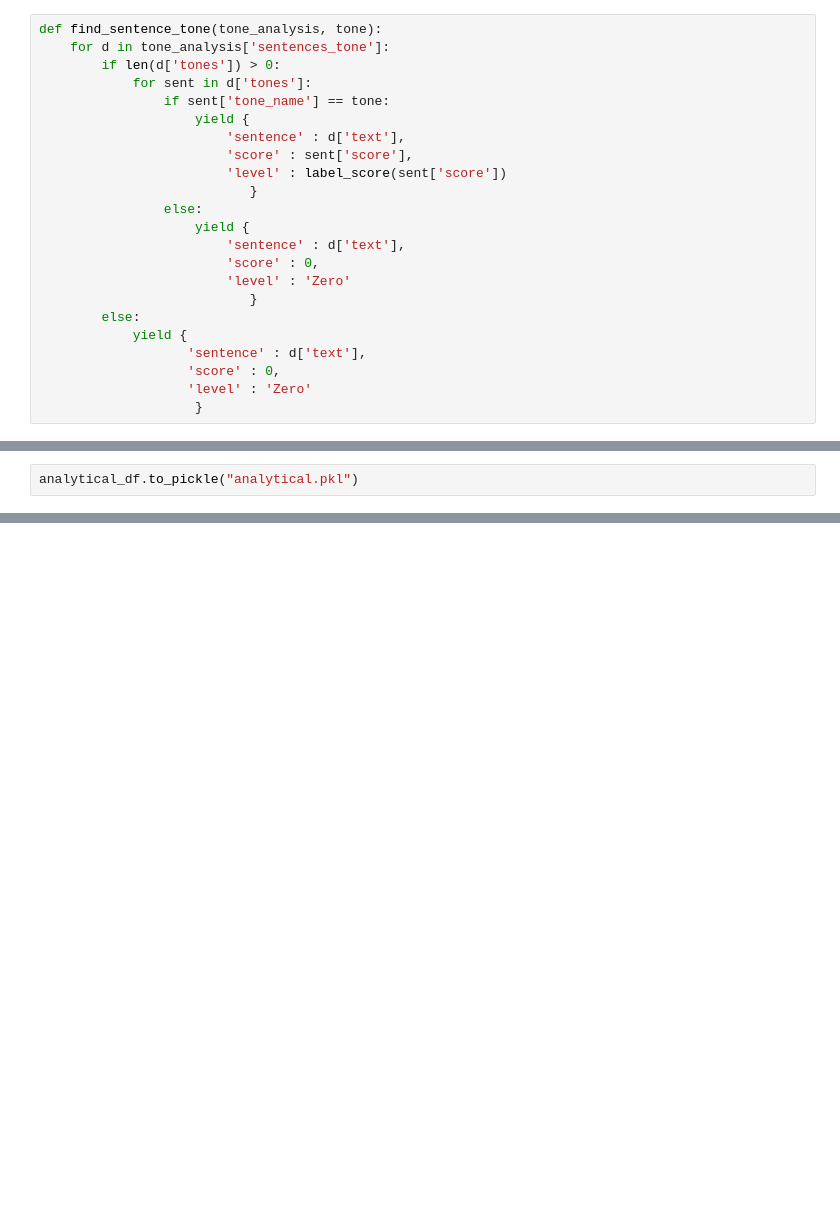
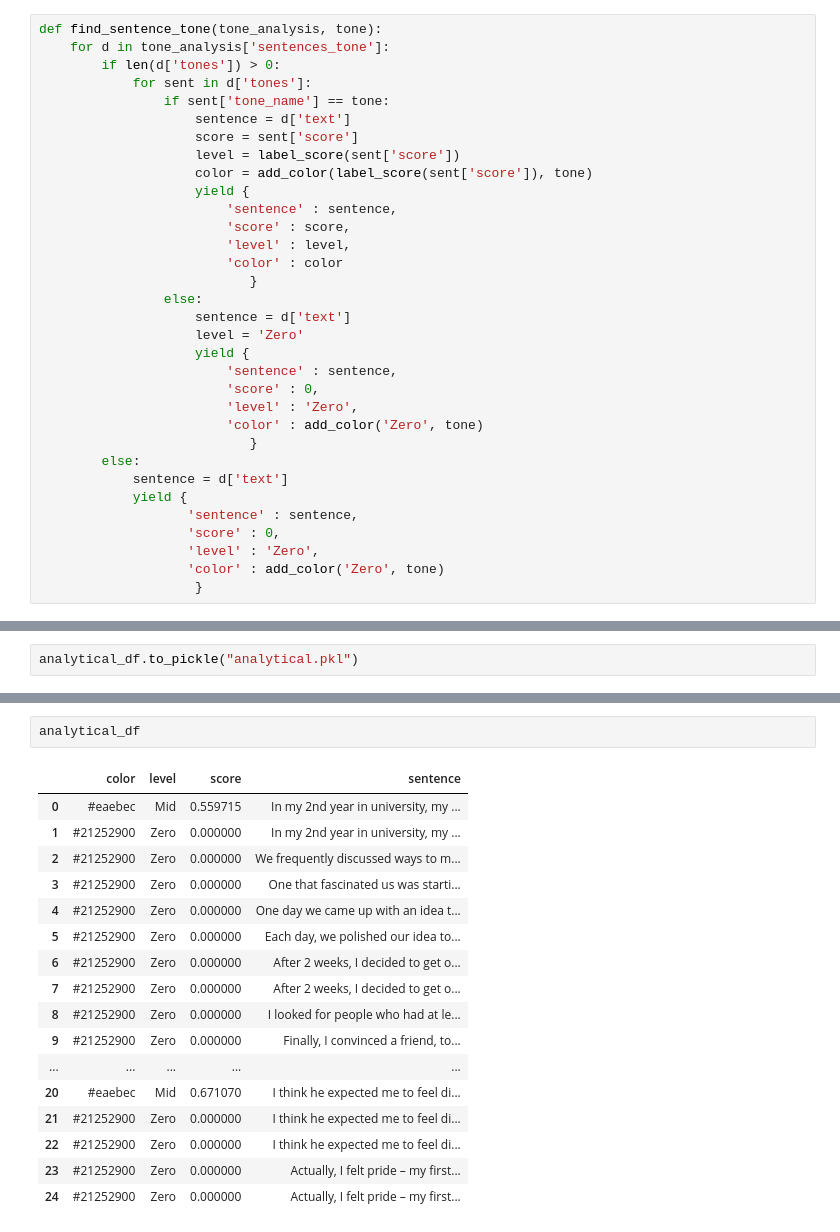
Before and after one commit to Beige-Coffee/48to1, a Jupyter notebook: IBM_Watson_Tone_Analyzer.ipynb, the cells around one changed output, grey strips where cells are left out. Saved outputs shown, nothing was run; the diff lists cells and outputs as text; blank space fills up the shorter version.

```diff
--- a/IBM_Watson_Tone_Analyzer.ipynb
+++ b/IBM_Watson_Tone_Analyzer.ipynb
@@ -200,20 +198,30 @@ def find_sentence_tone(tone_analysis, tone):
         if len(d['tones']) > 0:
             for sent in d['tones']:
                 if sent['tone_name'] == tone:
+                    sentence = d['text']
+                    score = sent['score']
+                    level = label_score(sent['score'])
+                    color = add_color(label_score(sent['score']), tone)
                     yield {
-                        'sentence' : d['text'],
-                        'score' : sent['score'],
-                        'level' : label_score(sent['score'])
+                        'sentence' : sentence,
+                        'score' : score,
+                        'level' : level,
+                        'color' : color
                            }
                 else:
+                    sentence = d['text']
+                    level = 'Zero'
                     yield {
-                        'sentence' : d['text'],
+                        'sentence' : sentence,
                         'score' : 0,
-                        'level' : 'Zero'
+                        'level' : 'Zero',
+                        'color' : add_color('Zero', tone)
                            }
         else:
+            sentence = d['text']
             yield {
-                   'sentence' : d['text'],
+                   'sentence' : sentence,
                    'score' : 0,
-                   'level' : 'Zero'
+                   'level' : 'Zero',
+                   'color' : add_color('Zero', tone)
                     }
@@ -231,0 +312,20 @@ analytical_df.to_pickle("analytical.pkl")
+# %%
+analytical_df
+# %% [output]
+|  | color | level | score | sentence |
+| 0 | #eaebec | Mid | 0.559715 | In my 2nd year in university, my ... |
+| 1 | #21252900 | Zero | 0.000000 | In my 2nd year in university, my ... |
+| 2 | #21252900 | Zero | 0.000000 | We frequently discussed ways to m... |
+| 3 | #21252900 | Zero | 0.000000 | One that fascinated us was starti... |
+| 4 | #21252900 | Zero | 0.000000 | One day we came up with an idea t... |
+| 5 | #21252900 | Zero | 0.000000 | Each day, we polished our idea to... |
+| 6 | #21252900 | Zero | 0.000000 | After 2 weeks, I decided to get o... |
+| 7 | #21252900 | Zero | 0.000000 | After 2 weeks, I decided to get o... |
+| 8 | #21252900 | Zero | 0.000000 | I looked for people who had at le... |
+| 9 | #21252900 | Zero | 0.000000 | Finally, I convinced a friend, to... |
+| ... | ... | ... | ... | ... |
+| 20 | #eaebec | Mid | 0.671070 | I think he expected me to feel di... |
+| 21 | #21252900 | Zero | 0.000000 | I think he expected me to feel di... |
+| 22 | #21252900 | Zero | 0.000000 | I think he expected me to feel di... |
+| 23 | #21252900 | Zero | 0.000000 | Actually, I felt pride – my first... |
+| 24 | #21252900 | Zero | 0.000000 | Actually, I felt pride – my first... |
```
Also changed, not shown: parts of 5 cells of this notebook.
